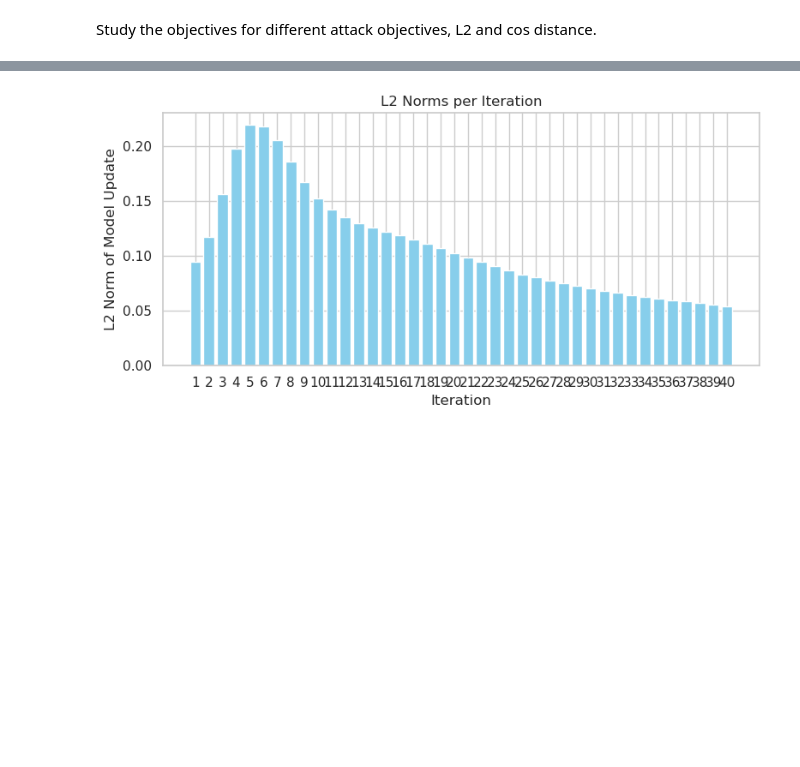
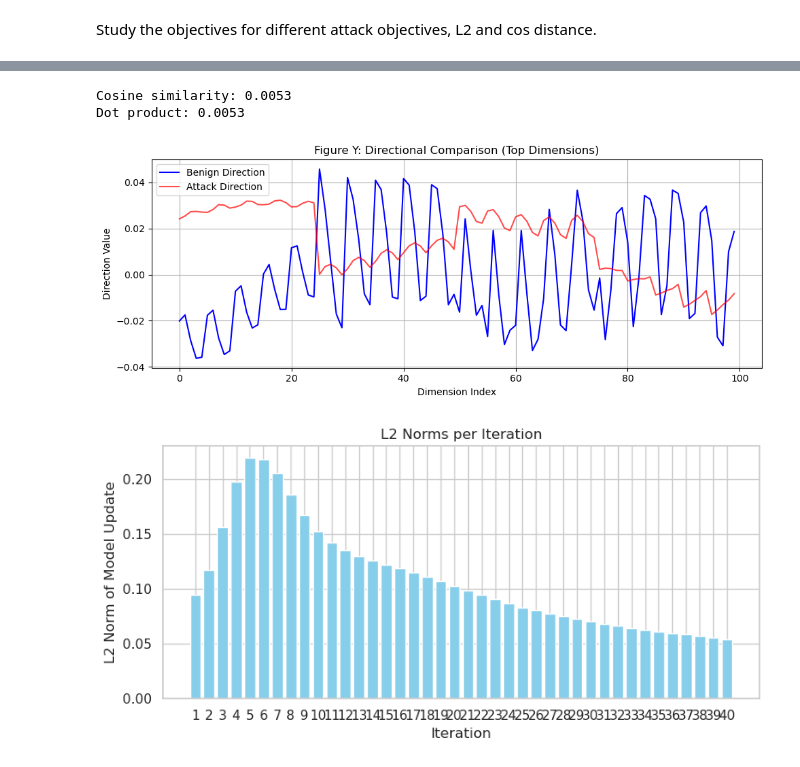
Before and after one commit to yangland/FedON, a Jupyter notebook: jupyter_notebooks/objective_cos_analysis_CNN_CIFAR10.ipynb, the cells around one changed output, grey strips where cells are left out. Saved outputs shown, nothing was run; the diff lists cells and outputs as text; code cells hidden in the pictures; blank space fills up the shorter version.

```diff
--- a/jupyter_notebooks/objective_cos_analysis_CNN_CIFAR10.ipynb
+++ b/jupyter_notebooks/objective_cos_analysis_CNN_CIFAR10.ipynb
@@ -191,0 +289,18 @@ for i in range(len(flattened_updates)):
+# %%
+# Use helper to get malicious gradient direction
+attack_grads, g_m_unit = get_attack_direction(
+    model=modelt,
+    train_loader=train_loader,
+    device=device,
+    initial_lr=0.001,
+    num_epochs=2,
+)
+
+
+# Flatten benign update (from last iteration)
+benign_update_flat = flatten_update(model_updates[iters])
+benign_update_unit = benign_update_flat / (benign_update_flat.norm() + 1e-10)
+
+# Flatten malicious update
+attack_update_flat = flatten_update(attack_grads)
+attack_update_unit = attack_update_flat / (attack_update_flat.norm() + 1e-10)
@@ -192,3 +367,44 @@ for i in range(len(flattened_updates)):
+# %%
+cos_sim = F.cosine_similarity(benign_update_unit, attack_update_unit, dim=0).item()
+dot_product = torch.dot(benign_update_unit, attack_update_unit).item()
+
+print(f"Cosine similarity: {cos_sim:.4f}")
+print(f"Dot product: {dot_product:.4f}")
+
+# Optional 2D projection illustration (for interpretability)
+# plt.figure(figsize=(6, 6))
+# plt.quiver(0, 0, benign_update_unit[0].item(), benign_update_unit[1].item(), color='blue', angles='xy', scale_units='xy', scale=1, label='Benign Dir')
+# plt.quiver(0, 0, attack_update_unit[0].item(), attack_update_unit[1].item(), color='red', angles='xy', scale_units='xy', scale=1, label='Attack Dir')
+# plt.xlim(-1, 1)
+# plt.ylim(-1, 1)
+# plt.title('Figure Y: Directional Comparison (2D projection)')
+# plt.grid()
+# plt.legend()
+# plt.show()
+# %% [output]
+Cosine similarity: 0.0053
+Dot product: 0.0053
+# %%
+# Select number of dimensions to visualize
+num_dims_to_plot = 100  # You can change this to 50, 200, etc.
+
+# Slice the first N elements of the unit vectors
+benign_slice = benign_update_unit[:num_dims_to_plot].cpu().numpy()
+attack_slice = attack_update_unit[:num_dims_to_plot].cpu().numpy()
+
+# Plot
+plt.figure(figsize=(10, 4))
+plt.plot(benign_slice, label='Benign Direction', color='blue')
+plt.plot(attack_slice, label='Attack Direction', color='red', alpha=0.7)
+plt.title('Figure Y: Directional Comparison (Top Dimensions)')
+plt.xlabel('Dimension Index')
+plt.ylabel('Direction Value')
+plt.legend()
+plt.grid(True)
+plt.tight_layout()
+plt.show()
+# %% [output]
+[figure, added]
 # %%
 # Ensure seaborn styling
 sns.set(style="whitegrid")
```
Also changed, not shown: parts of 8 cells of this notebook, 20 other files.
